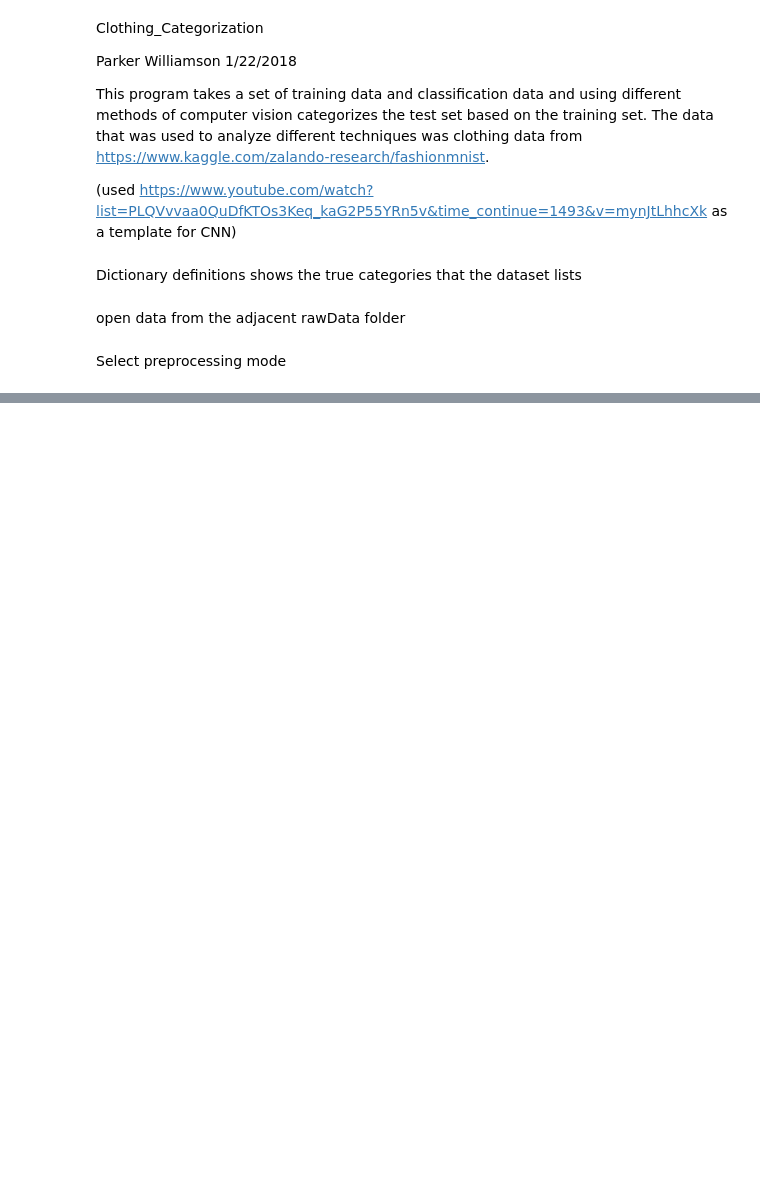
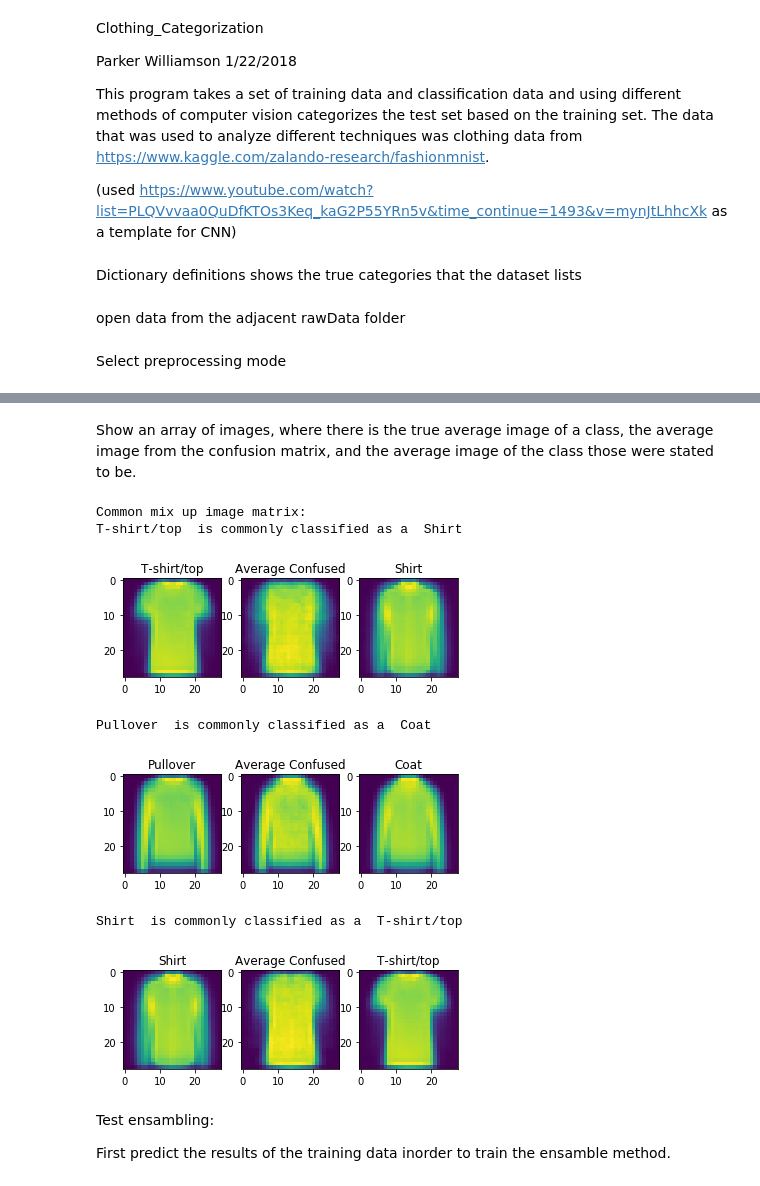
Before and after one commit to ParkerWilliamson/clothingCategorization, a Jupyter notebook: Clothing_Categorization_exploration.ipynb, the cells around one changed output, grey strips where cells are left out. Cells and saved outputs as stored; diff of their text form; code cells hidden in the pictures; blank space fills up the shorter version.

```diff
--- a/Clothing_Categorization_exploration.ipynb
+++ b/Clothing_Categorization_exploration.ipynb
@@ -198,0 +246,2 @@ Epoch 5/12
+# %%
+results_CNN = model.predict_classes(x_test).astype(int)
@@ -198,0 +432,33 @@ Epoch 5/12
+# %% [markdown]
+Show an array of images, where there is the true average image of a class, the average image from the confusion matrix, and the average image of the class those were stated to be.
+# %%
+print('Common mix up image matrix:')
+#plt.subplot((len(outIndex),3))
+for ind,pairset in enumerate(zip(*np.transpose(outIndex))):
+    print(definitions[pairset[0]],' is commonly classified as a ',definitions[pairset[1]])
+    #fig = plt.figure()
+
+    plt.subplot(131)
+    plt.imshow(netImage[int(pairset[0])][0:784].reshape((28,28)))
+    plt.title(definitions[pairset[0]])
+
+    plt.subplot(132)
+    plt.imshow(confusion_Net_Images[ind][0:784].reshape((28,28)))
+    plt.title('Average Confused')
+
+    plt.subplot(133)
+    plt.imshow(netImage[int(pairset[1])][0:784].reshape((28,28)))
+    plt.title(definitions[pairset[1]])
+    plt.show()
+# %% [output]
+Common mix up image matrix:
+T-shirt/top  is commonly classified as a  Shirt
+[figure, added]
+Pullover  is commonly classified as a  Coat
+[figure, added]
+Shirt  is commonly classified as a  T-shirt/top
+[figure, added]
+# %% [markdown]
+Test ensambling:
+
+First predict the results of the training data inorder to train the ensamble method.
```
Also changed, not shown: parts of 82 cells of this notebook, 4 other files.
